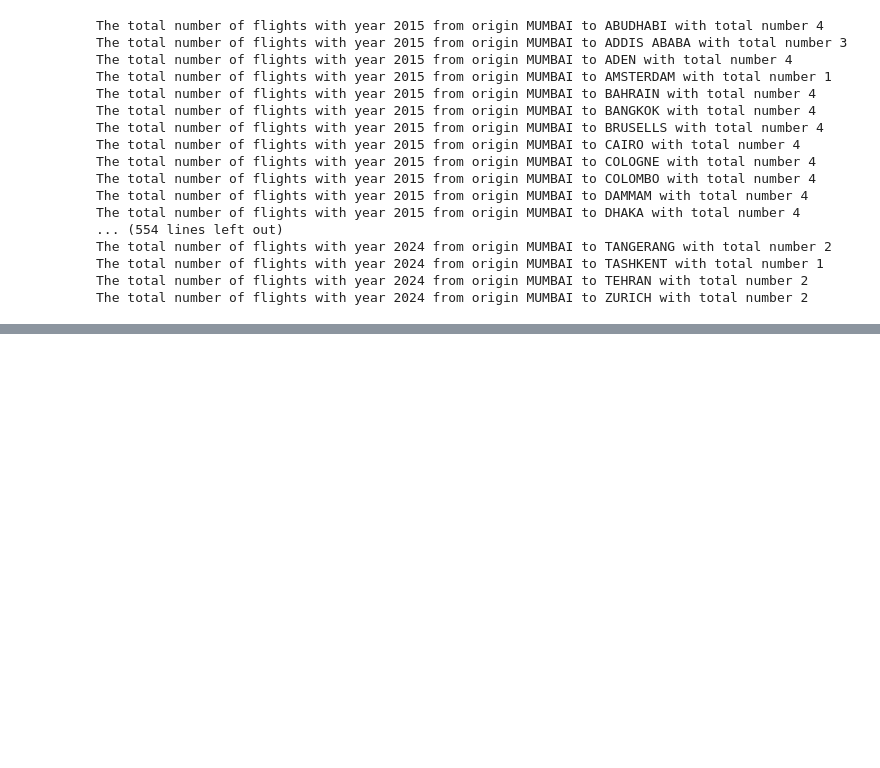
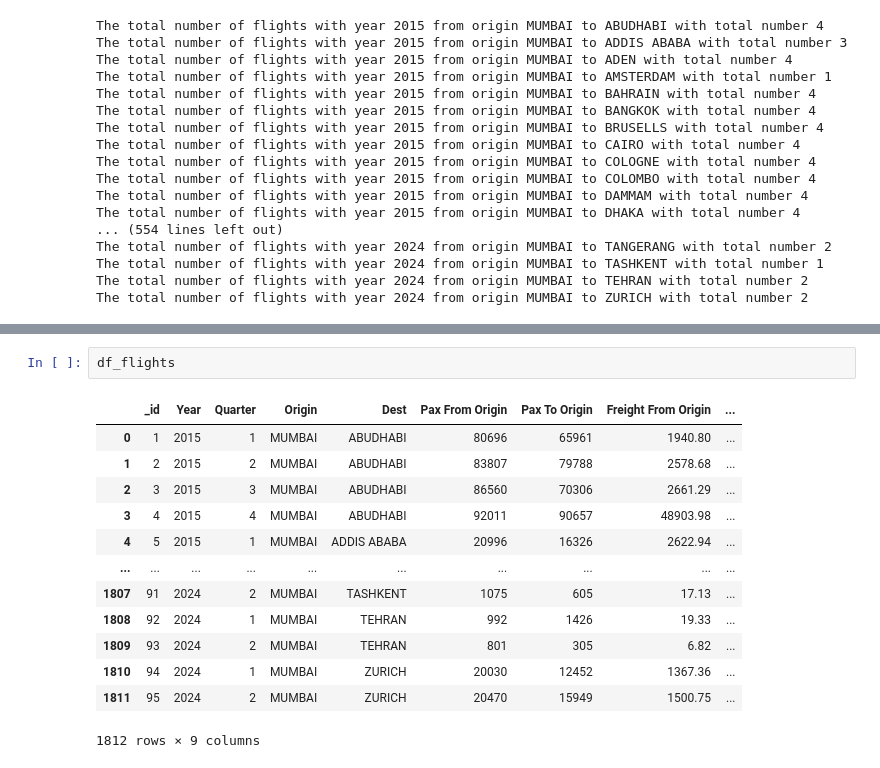
Before and after one commit to rushiraj070/Mumbai_Airport-International_Flight_Analysis, a Jupyter notebook: notebooks/analysis.ipynb, the cells around one changed output, grey strips where cells are left out. Saved outputs shown, nothing was run; the diff lists cells and outputs as text; blank space fills up the shorter version.

```diff
--- a/notebooks/analysis.ipynb
+++ b/notebooks/analysis.ipynb
@@ -166,0 +298,16 @@ The total number of flights with year 2024 from origin MUMBAI to ZURICH with tot
+# %%
+df_flights
+# %% [output]
+|  | _id | Year | Quarter | Origin | Dest | Pax From Origin | Pax To Origin | Freight From Origin | ... |
+| 0 | 1 | 2015 | 1 | MUMBAI | ABUDHABI | 80696 | 65961 | 1940.80 | ... |
+| 1 | 2 | 2015 | 2 | MUMBAI | ABUDHABI | 83807 | 79788 | 2578.68 | ... |
+| 2 | 3 | 2015 | 3 | MUMBAI | ABUDHABI | 86560 | 70306 | 2661.29 | ... |
+| 3 | 4 | 2015 | 4 | MUMBAI | ABUDHABI | 92011 | 90657 | 48903.98 | ... |
+| 4 | 5 | 2015 | 1 | MUMBAI | ADDIS ABABA | 20996 | 16326 | 2622.94 | ... |
+| ... | ... | ... | ... | ... | ... | ... | ... | ... | ... |
+| 1807 | 91 | 2024 | 2 | MUMBAI | TASHKENT | 1075 | 605 | 17.13 | ... |
+| 1808 | 92 | 2024 | 1 | MUMBAI | TEHRAN | 992 | 1426 | 19.33 | ... |
+| 1809 | 93 | 2024 | 2 | MUMBAI | TEHRAN | 801 | 305 | 6.82 | ... |
+| 1810 | 94 | 2024 | 1 | MUMBAI | ZURICH | 20030 | 12452 | 1367.36 | ... |
+| 1811 | 95 | 2024 | 2 | MUMBAI | ZURICH | 20470 | 15949 | 1500.75 | ... |
+1812 rows × 9 columns
```
Also changed, not shown: parts of 9 cells of this notebook.
